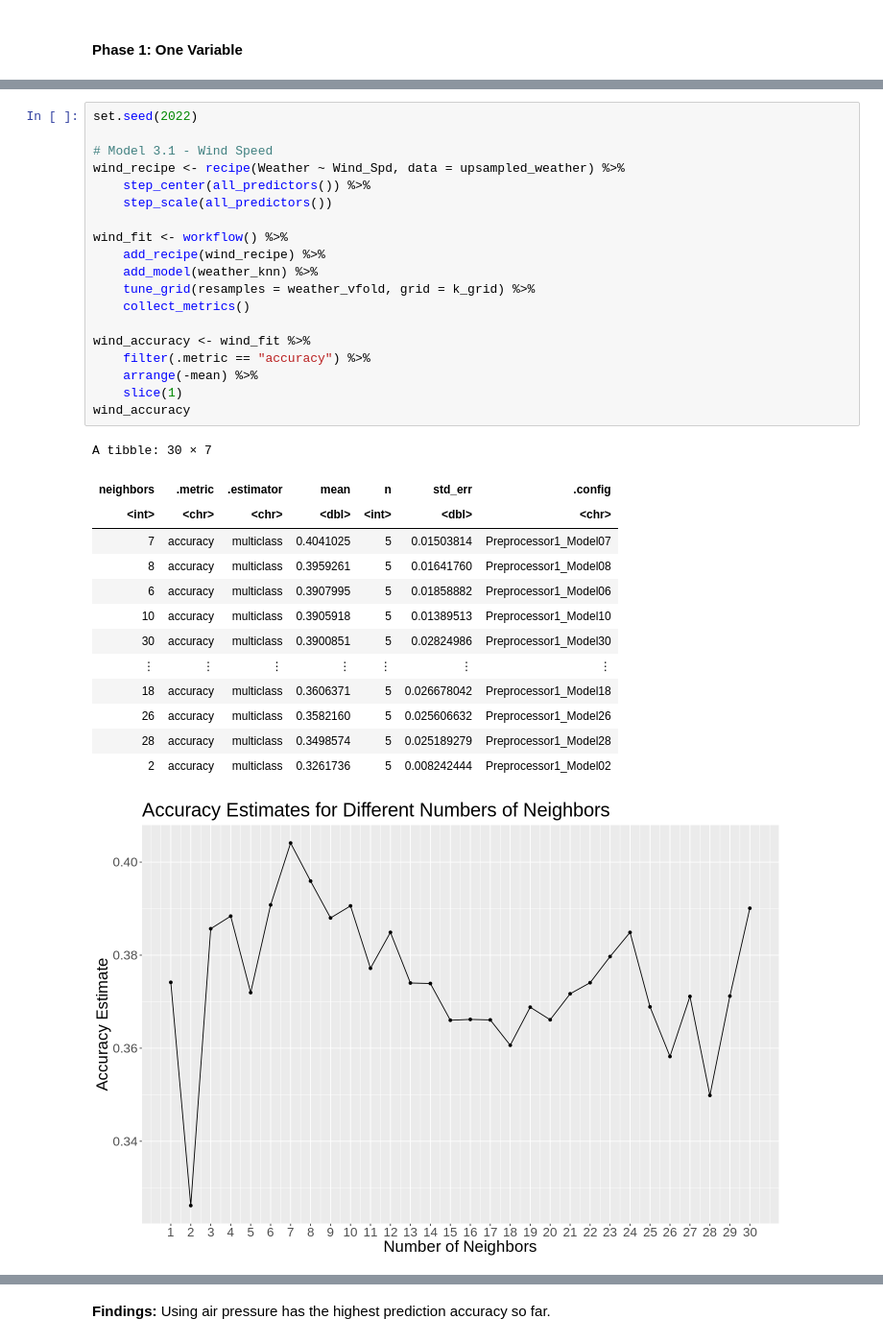
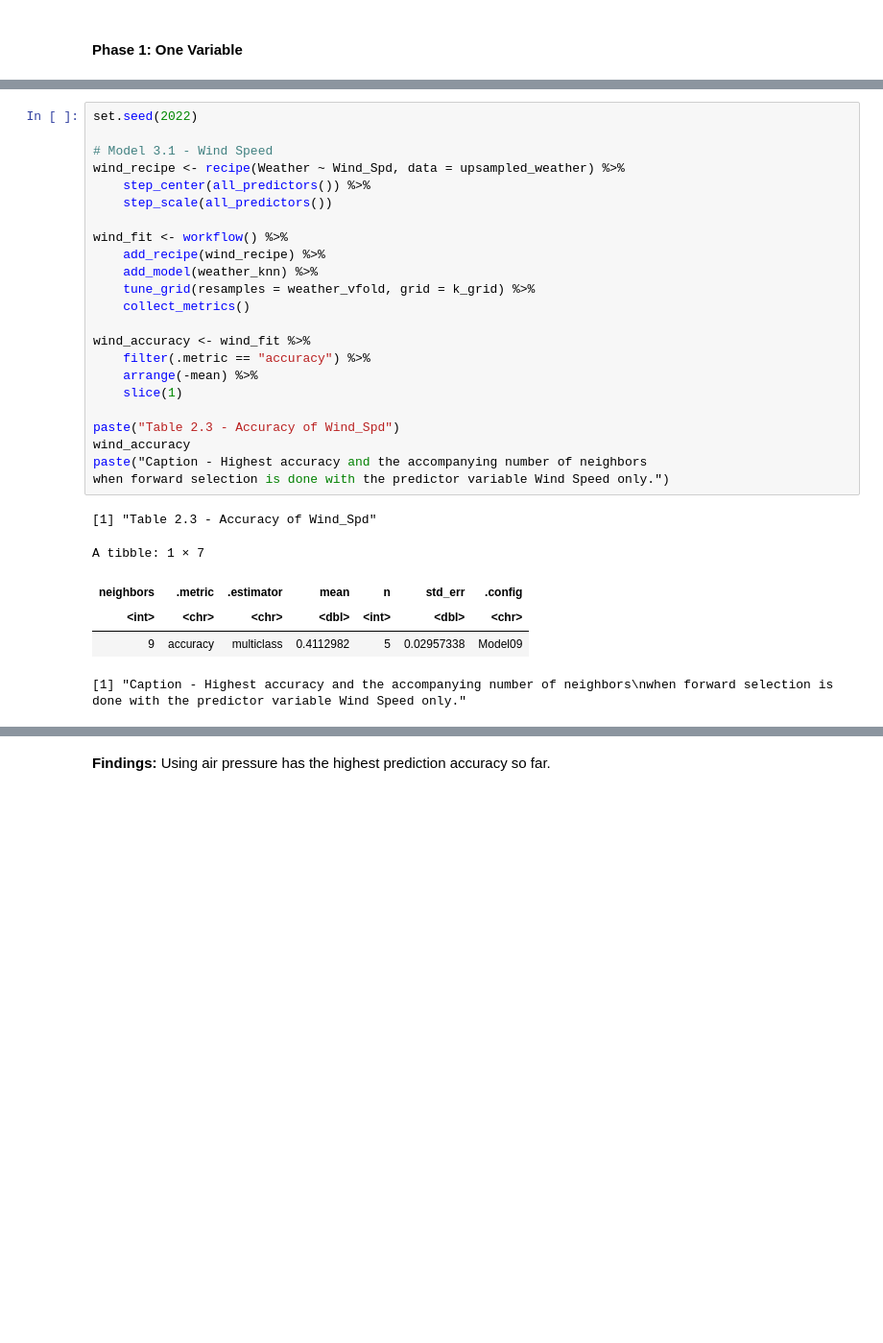
Before and after one commit to hyunseokjg/DSCI100-Group15-Project, a Jupyter notebook: Final_Report.ipynb, the cells around one changed output, grey strips where cells are left out. Shown at 96% size. Cells and saved outputs as stored; diff of their text form; blank space fills up the shorter version.

```diff
--- a/Final_Report.ipynb
+++ b/Final_Report.ipynb
@@ -303,37 +333,33 @@ A tibble: 30 × 7
 # %%
 set.seed(2022)
 
 # Model 3.1 - Wind Speed
 wind_recipe <- recipe(Weather ~ Wind_Spd, data = upsampled_weather) %>%
     step_center(all_predictors()) %>%
     step_scale(all_predictors())
 
 wind_fit <- workflow() %>%
     add_recipe(wind_recipe) %>%
     add_model(weather_knn) %>%
     tune_grid(resamples = weather_vfold, grid = k_grid) %>%
     collect_metrics()
 
 wind_accuracy <- wind_fit %>%
     filter(.metric == "accuracy") %>%
     arrange(-mean) %>%
     slice(1)
+
+paste("Table 2.3 - Accuracy of Wind_Spd")
 wind_accuracy
+paste("Caption - Highest accuracy and the accompanying number of neighbors
+when forward selection is done with the predictor variable Wind Speed only.")
 # %% [output]
-A tibble: 30 × 7
+[1] "Table 2.3 - Accuracy of Wind_Spd"
+A tibble: 1 × 7
 | neighbors | .metric | .estimator | mean | n | std_err | .config |
 | <int> | <chr> | <chr> | <dbl> | <int> | <dbl> | <chr> |
-| 7 | accuracy | multiclass | 0.4041025 | 5 | 0.01503814 | Preprocessor1_Model07 |
-| 8 | accuracy | multiclass | 0.3959261 | 5 | 0.01641760 | Preprocessor1_Model08 |
-| 6 | accuracy | multiclass | 0.3907995 | 5 | 0.01858882 | Preprocessor1_Model06 |
-| 10 | accuracy | multiclass | 0.3905918 | 5 | 0.01389513 | Preprocessor1_Model10 |
-| 30 | accuracy | multiclass | 0.3900851 | 5 | 0.02824986 | Preprocessor1_Model30 |
-| ⋮ | ⋮ | ⋮ | ⋮ | ⋮ | ⋮ | ⋮ |
-| 18 | accuracy | multiclass | 0.3606371 | 5 | 0.026678042 | Preprocessor1_Model18 |
-| 26 | accuracy | multiclass | 0.3582160 | 5 | 0.025606632 | Preprocessor1_Model26 |
-| 28 | accuracy | multiclass | 0.3498574 | 5 | 0.025189279 | Preprocessor1_Model28 |
-| 2 | accuracy | multiclass | 0.3261736 | 5 | 0.008242444 | Preprocessor1_Model02 |
+| 9 | accuracy | multiclass | 0.4112982 | 5 | 0.02957338 | Model09 |
-[figure, removed]
+[1] "Caption - Highest accuracy and the accompanying number of neighbors\nwhen forward selection is done with the predictor variable Wind Speed only."
 # %%
 set.seed(2022)
 
```
Also changed, not shown: parts of 29 cells of this notebook.
